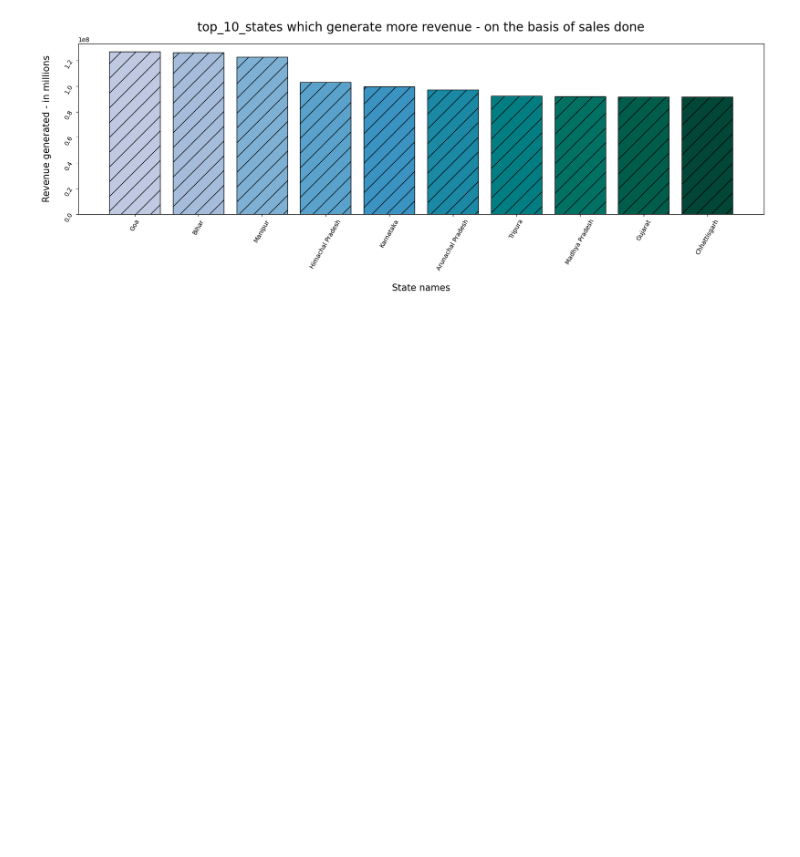
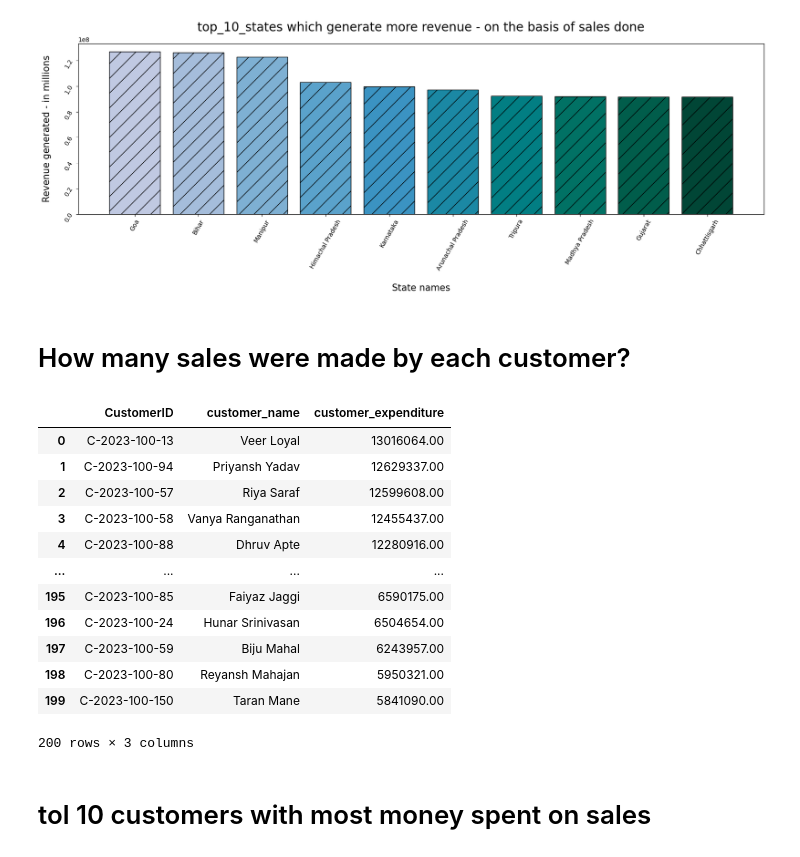
Before and after one commit to Anikaitmalik/Swift_market_data_analysis, a Jupyter notebook: swiftmarket.ipynb, the cells around one changed output. Drawn from its saved outputs; the diff is of its cells as text; code cells hidden in the pictures; blank space fills up the shorter version.

```diff
--- a/swiftmarket.ipynb
+++ b/swiftmarket.ipynb
@@ -758,3 +758,5 @@ plt.yticks(size = 10 ,rotation = 60)
 plt.show()
 # %% [output]
 [figure]
+# %% [markdown]
+# How many sales were made by each customer?
@@ -760,0 +772,18 @@ plt.show()
+# %%
+df
+# %% [output]
+|  | CustomerID | customer_name | customer_expenditure |
+| 0 | C-2023-100-13 | Veer Loyal | 13016064.00 |
+| 1 | C-2023-100-94 | Priyansh Yadav | 12629337.00 |
+| 2 | C-2023-100-57 | Riya Saraf | 12599608.00 |
+| 3 | C-2023-100-58 | Vanya Ranganathan | 12455437.00 |
+| 4 | C-2023-100-88 | Dhruv Apte | 12280916.00 |
+| ... | ... | ... | ... |
+| 195 | C-2023-100-85 | Faiyaz Jaggi | 6590175.00 |
+| 196 | C-2023-100-24 | Hunar Srinivasan | 6504654.00 |
+| 197 | C-2023-100-59 | Biju Mahal | 6243957.00 |
+| 198 | C-2023-100-80 | Reyansh Mahajan | 5950321.00 |
+| 199 | C-2023-100-150 | Taran Mane | 5841090.00 |
+200 rows × 3 columns
+# %% [markdown]
+# tol 10 customers with most money spent on sales
```
Also changed, not shown: parts of 22 cells of this notebook.
